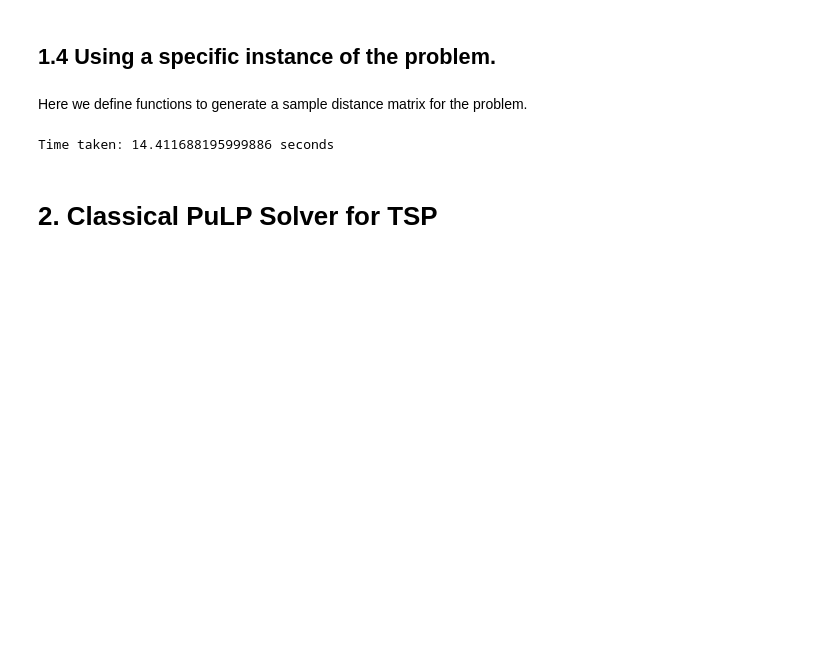
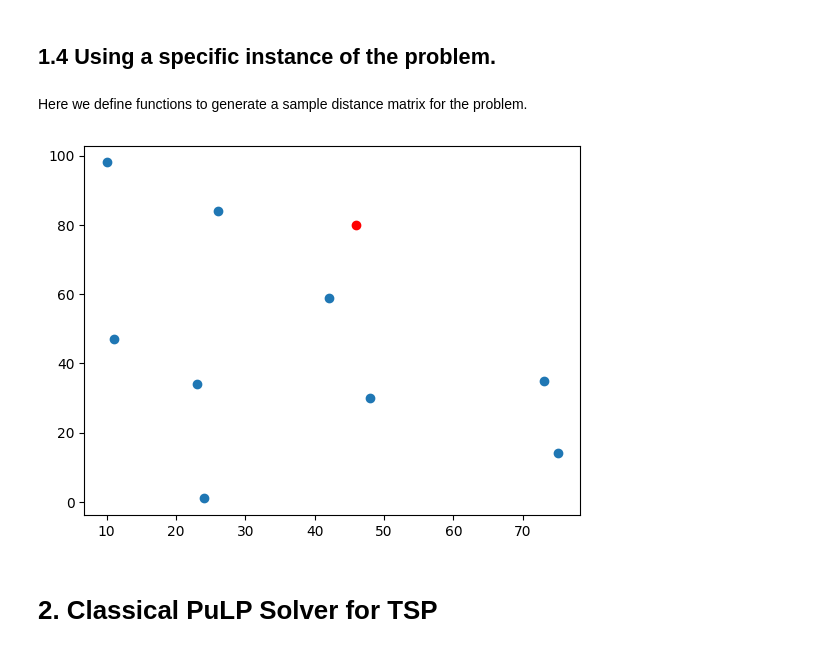
Before and after one commit to my612/Quantamania, a Jupyter notebook: Final.ipynb, the cells around one changed output. Saved outputs shown, nothing was run; the diff lists cells and outputs as text; code cells hidden in the pictures; blank space fills up the shorter version.

```diff
--- a/Final.ipynb
+++ b/Final.ipynb
@@ -158,16 +156,12 @@ dist_matrix, coord = generate_data(30)
-# %%
-
-start = perf_counter()
-model_quad = TSP_as_ILP(dist_matrix, print_model=False)
-
-qubo = convert_ILP_to_QUBO(model_quad, print_model=False)
-
-end = perf_counter()
-variable_names = qubo.variables # Save Variables name to map them later
-t = end - start
-print(f"Time taken: {t} seconds")
-# %% [output]
-Time taken: 14.411688195999886 seconds
+# %%
+dists, coords = generate_data(10)
+
+# plot the points
+plt.plot(coords[0][0], coords[0][1], 'ro')
+plt.plot([p[0] for p in coords[1:]], [p[1] for p in coords[1:]], 'o')
+plt.show()
+# %% [output]
+[figure, added]
 # %% [markdown]
 # 2. Classical PuLP Solver for **TSP**
 # %% [markdown]
```
Also changed, not shown: parts of 23 cells of this notebook.
